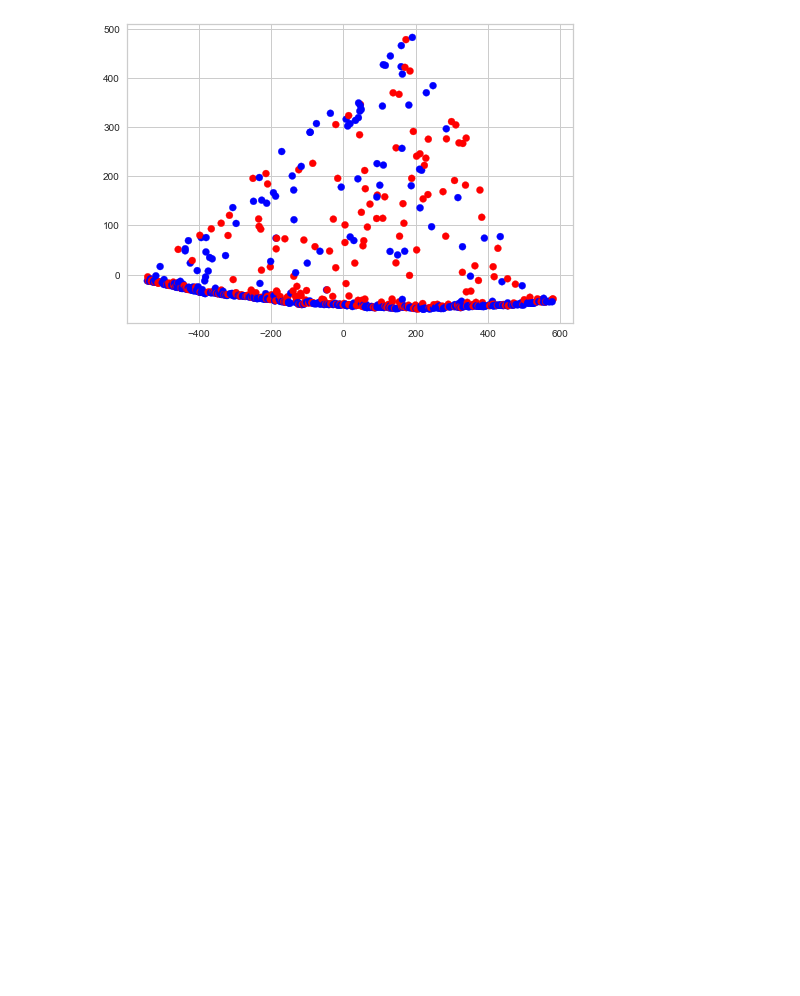
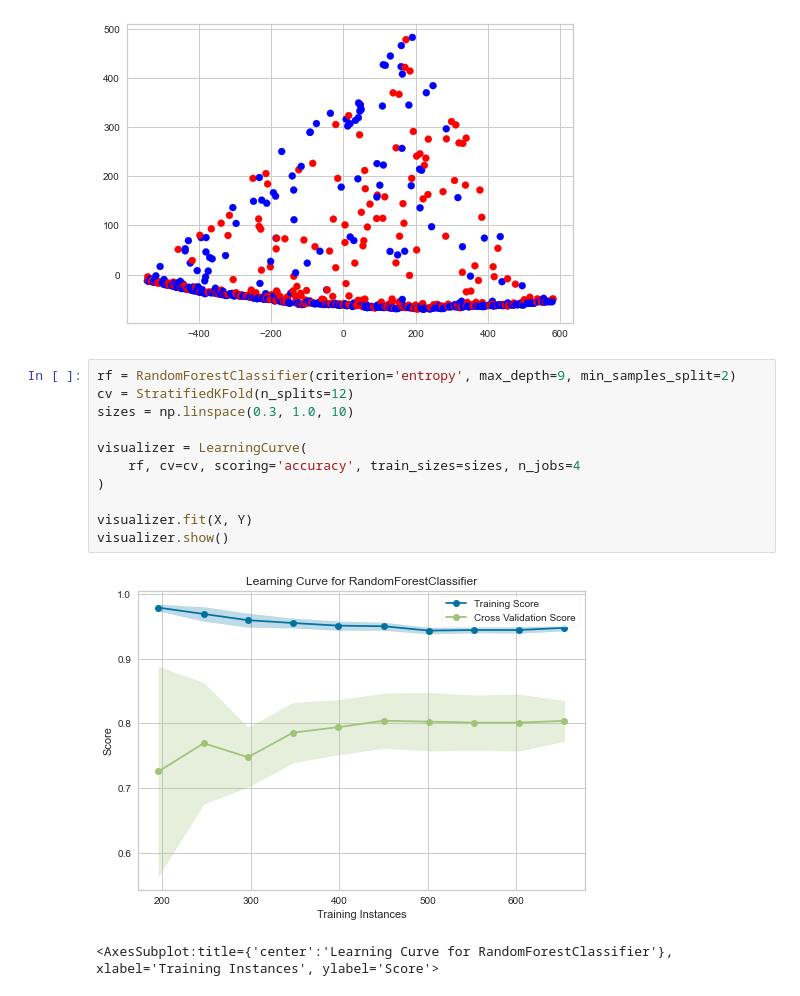
Before and after one commit to DavidDrumond/Python-portifolio, a Jupyter notebook: Titanic/Titanic.ipynb, the cells around one changed output. Saved outputs shown, nothing was run; the diff lists cells and outputs as text; blank space fills up the shorter version.

```diff
--- a/Titanic/Titanic.ipynb
+++ b/Titanic/Titanic.ipynb
@@ -73,3 +104,17 @@ scatter = axes.scatter(pca[:,0], pca[:,1], c = Yn)
 plt.show()
 # %% [output]
 [figure]
+# %%
+rf = RandomForestClassifier(criterion='entropy', max_depth=9, min_samples_split=2)
+cv = StratifiedKFold(n_splits=12)
+sizes = np.linspace(0.3, 1.0, 10)
+
+visualizer = LearningCurve(
+    rf, cv=cv, scoring='accuracy', train_sizes=sizes, n_jobs=4
+)
+
+visualizer.fit(X, Y)
+visualizer.show()
+# %% [output]
+[figure, added]
+<AxesSubplot:title={'center':'Learning Curve for RandomForestClassifier'}, xlabel='Training Instances', ylabel='Score'>
```
Also changed, not shown: parts of 13 cells of this notebook.
